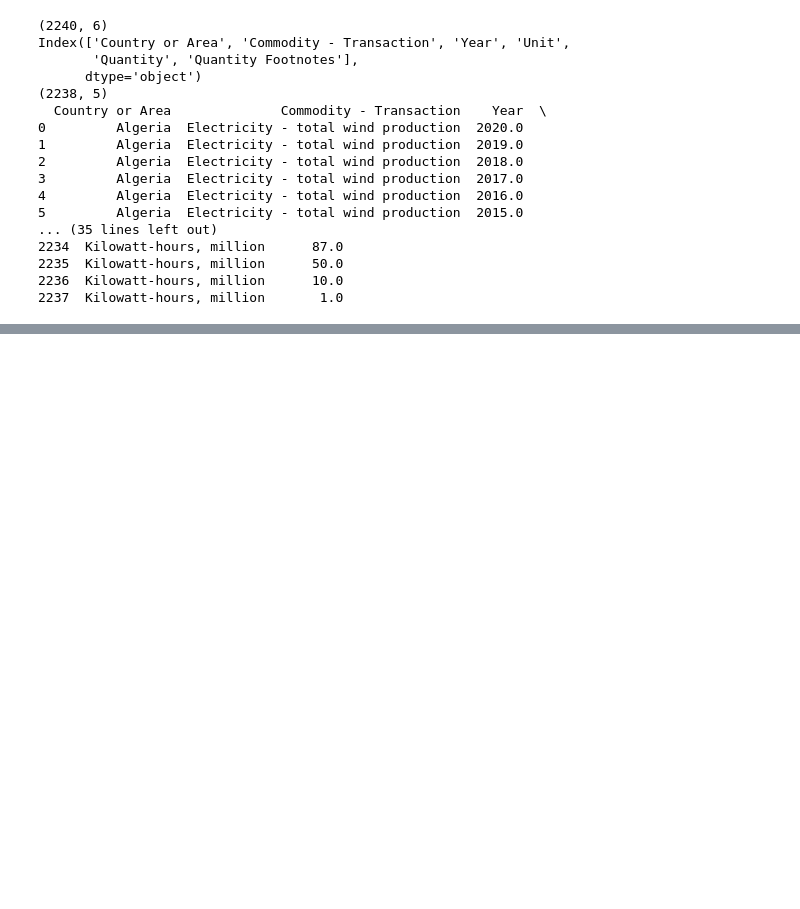
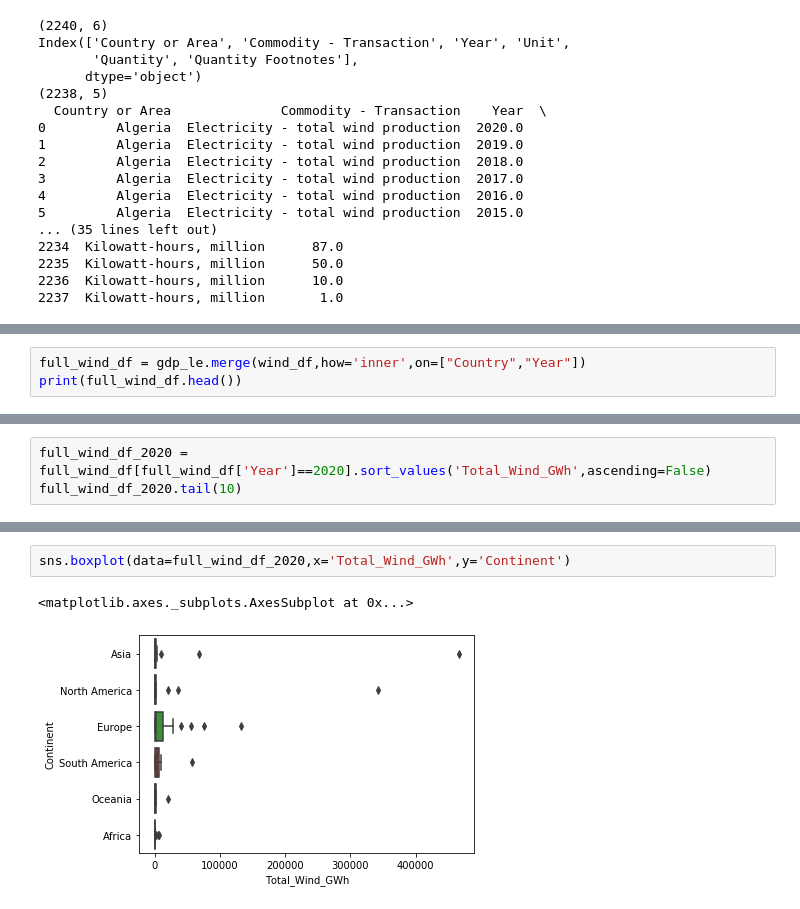
Before and after one commit to ballir27/un-exploration, a Jupyter notebook: Notebooks/Wind_Data_Solo_Exploration.ipynb, the cells around one changed output, grey strips where cells are left out. Saved outputs shown, nothing was run; the diff lists cells and outputs as text; blank space fills up the shorter version.

```diff
--- a/Notebooks/Wind_Data_Solo_Exploration.ipynb
+++ b/Notebooks/Wind_Data_Solo_Exploration.ipynb
@@ -61,0 +183,3 @@ Unit                       2238
+# %%
+full_wind_df = gdp_le.merge(wind_df,how='inner',on=["Country","Year"])
+print(full_wind_df.head())
@@ -61,0 +200,3 @@ Unit                       2238
+# %%
+full_wind_df_2020 = full_wind_df[full_wind_df['Year']==2020].sort_values('Total_Wind_GWh',ascending=False)
+full_wind_df_2020.tail(10)
@@ -61,0 +215,5 @@ Unit                       2238
+# %%
+sns.boxplot(data=full_wind_df_2020,x='Total_Wind_GWh',y='Continent')
+# %% [output]
+<matplotlib.axes._subplots.AxesSubplot at 0x...>
+[figure, added]
```
Also changed, not shown: parts of 30 cells of this notebook.
